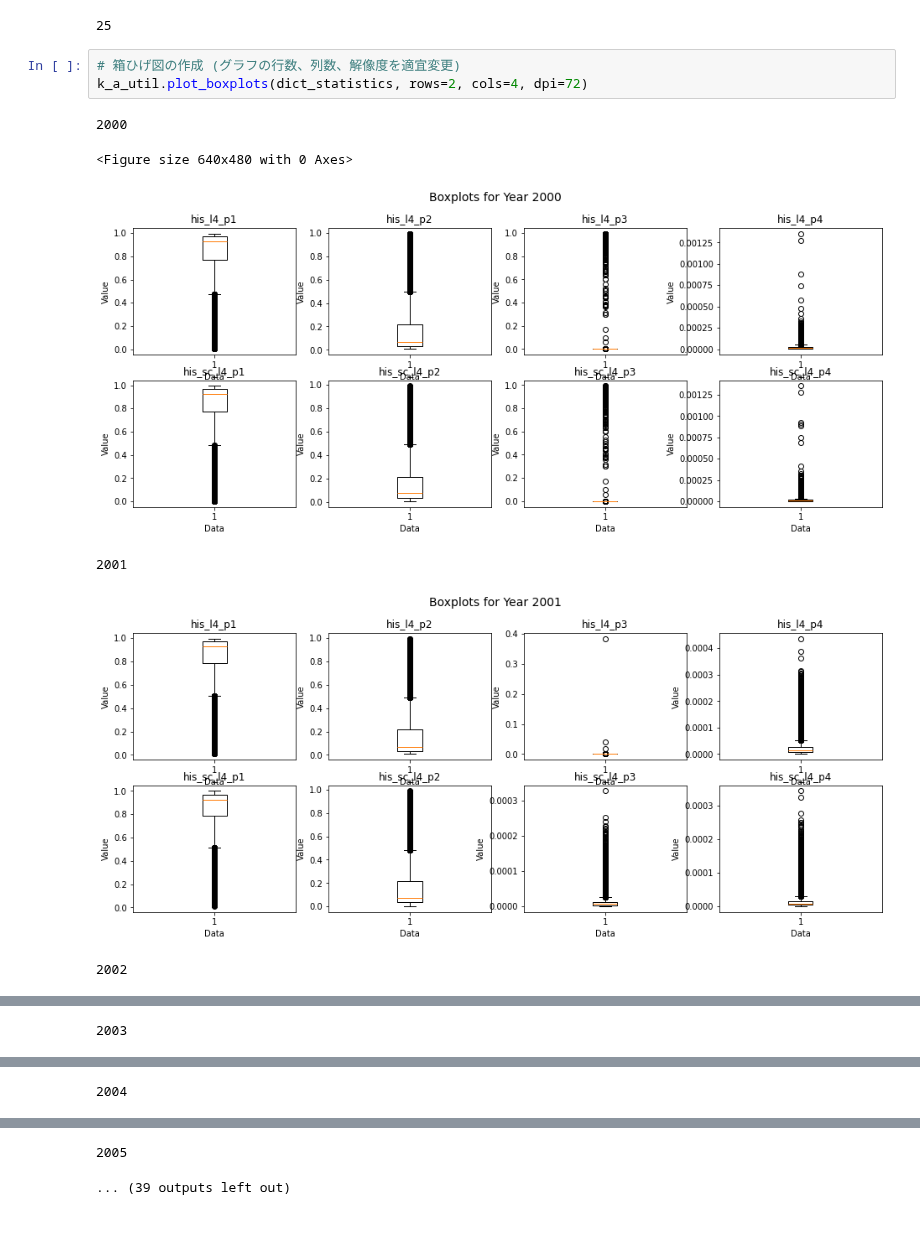
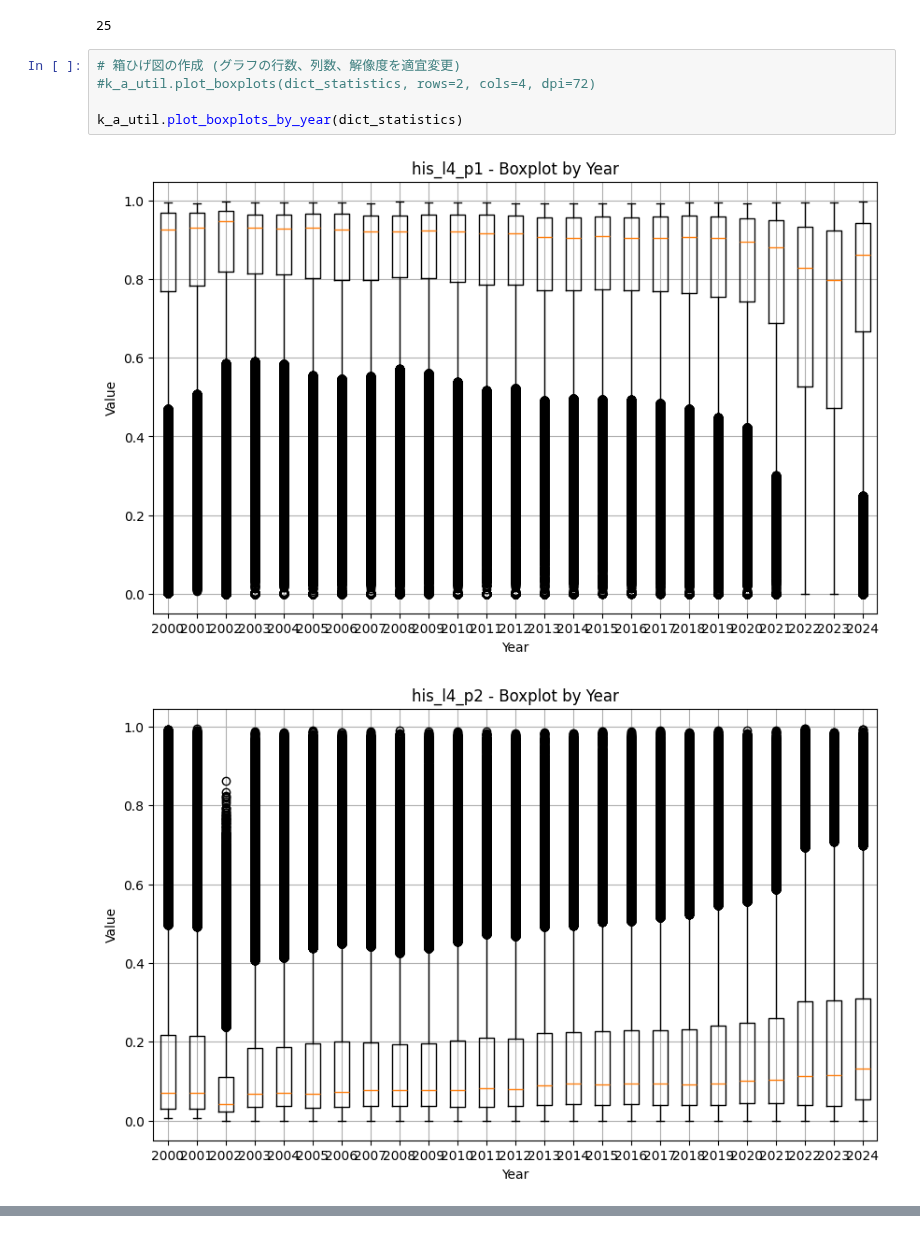
Before and after one commit to keeponing/py2_aider, a Jupyter notebook: 03_箱ひげ図/02_01_HistoryVariables_箱ひげ図.ipynb, the cells around one changed output, grey strips where cells are left out. Cells and saved outputs as stored; diff of their text form.

```diff
--- a/03_箱ひげ図/02_01_HistoryVariables_箱ひげ図.ipynb
+++ b/03_箱ひげ図/02_01_HistoryVariables_箱ひげ図.ipynb
@@ -65,11 +65,9 @@ for y in years:
 25
 # %%
 # 箱ひげ図の作成 (グラフの行数、列数、解像度を適宜変更)
-k_a_util.plot_boxplots(dict_statistics, rows=2, cols=4, dpi=72)
+#k_a_util.plot_boxplots(dict_statistics, rows=2, cols=4, dpi=72)
+
+k_a_util.plot_boxplots_by_year(dict_statistics)
 # %% [output]
-2000
-<Figure size 640x480 with 0 Axes>
-[figure, old version]
+[figure, new version]
-2001
-[figure, old version]
+[figure, new version]
-2002
@@ -77 +74,0 @@ k_a_util.plot_boxplots(dict_statistics, rows=2, cols=4, dpi=72)
-2003
@@ -79 +75,0 @@ k_a_util.plot_boxplots(dict_statistics, rows=2, cols=4, dpi=72)
-2004
@@ -81,2 +76,0 @@ k_a_util.plot_boxplots(dict_statistics, rows=2, cols=4, dpi=72)
-2005
-... (39 outputs left out)
```
Also changed, not shown: parts of 5 cells of this notebook.
